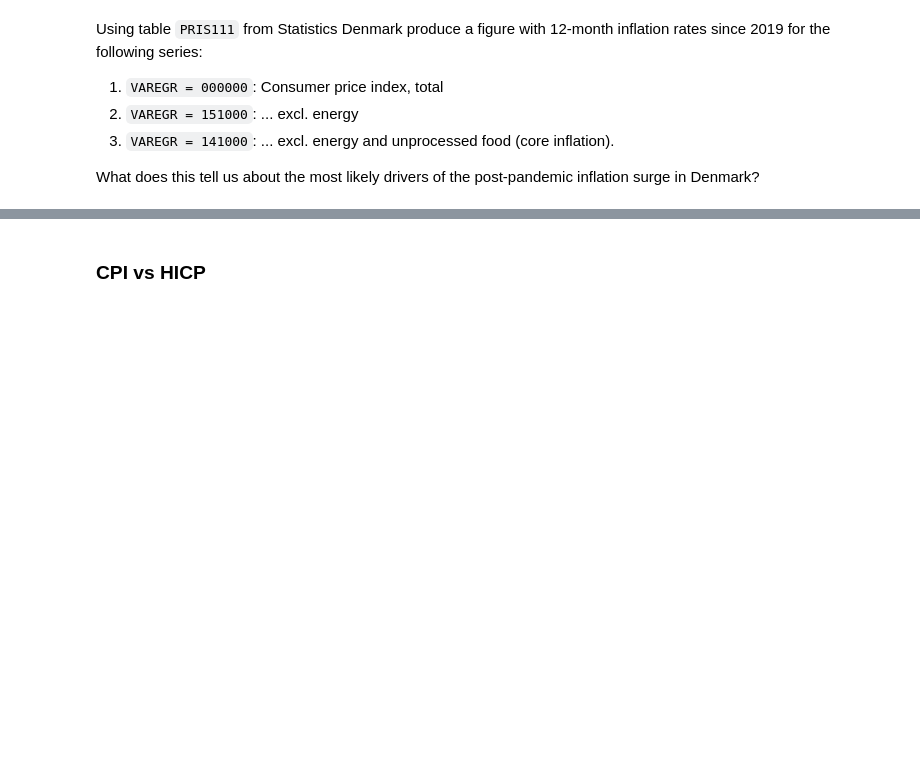
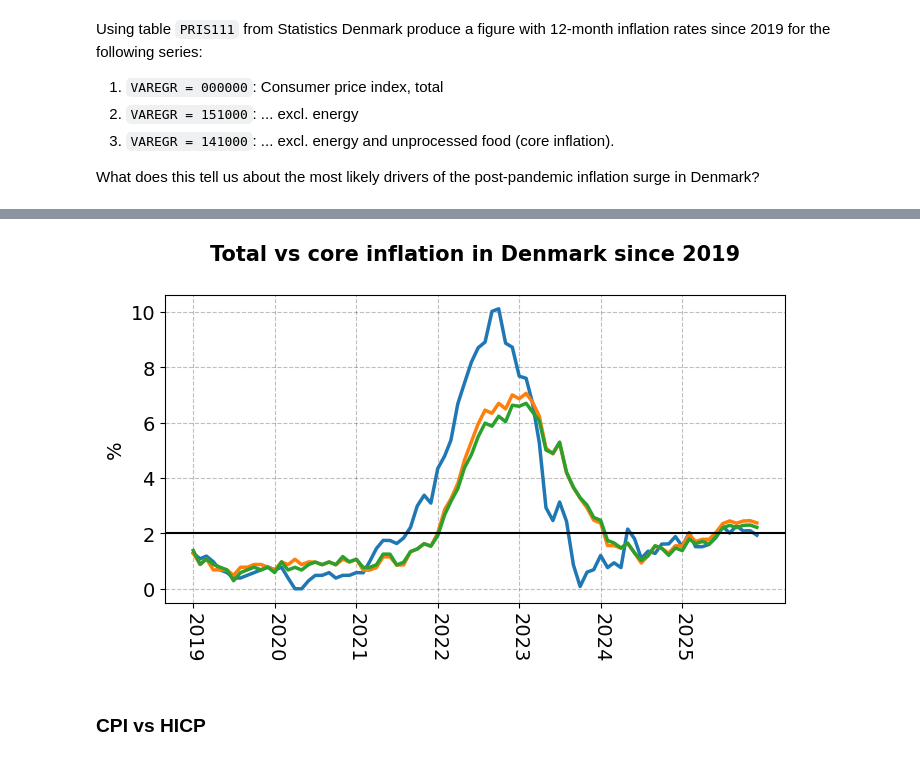
Before and after one commit to Matias-BF-Hall/ProgEcon-exclass, a Jupyter notebook: Summer2026/PS solutions/PS4.ipynb, the cells around one changed output, grey strips where cells are left out. Cells and saved outputs as stored; diff of their text form; code cells hidden in the pictures; blank space fills up the shorter version.

```diff
--- a/Summer2026/PS solutions/PS4.ipynb
+++ b/Summer2026/PS solutions/PS4.ipynb
@@ -521,0 +537,3 @@ inflation surge in Denmark?
+# %%
+# make a call to the api
+PRIS111 = DstApi('PRIS111')
@@ -521,0 +551,4 @@ inflation surge in Denmark?
+# %%
+# make dictionaries using the variable levels method to be used to clean data later
+dict_VAREGR = {row['id']: row['text'] for i,row in PRIS111.variable_levels('VAREGR',language='en').iterrows()}
+dict_ENHED = {row['id']: row['text'] for i,row in PRIS111.variable_levels('ENHED',language='en').iterrows()}
@@ -522,3 +591,24 @@ inflation surge in Denmark?
+# %%
+# plot
+I = df_CPI_core.index >= pd.to_datetime(2019,format='%Y')
+
+fig = plt.figure(figsize=(8,4))
+ax = fig.add_subplot(1,1,1)
+
+ax.plot(df_CPI_core[I]['inflation_12_total'],lw=2.5,label='Total')
+ax.plot(df_CPI_core[I]['inflation_12_non_food'],lw=2.5,label='Non-food')
+ax.plot(df_CPI_core[I]['inflation_12_core'],lw=2.5,label='Core')
+
+ax.axhline(2,color='black')
+
+ax.set_xticks(df_CPI_core[I].index[::12])
+ax.set_xticklabels(df_CPI_core[I].index[::12].year,rotation=270);
+
+ax.set_ylabel('%')
+ax.set_title('Total vs core inflation in Denmark since 2019',
+             pad=25.0,fontdict={'fontsize':15,'fontweight':'bold'});
+# %% [output]
+[figure, added]
 # %% [markdown]
 ### CPI vs HICP
 # %% [markdown]
```
Also changed, not shown: parts of 19 cells of this notebook, 1 other file.
